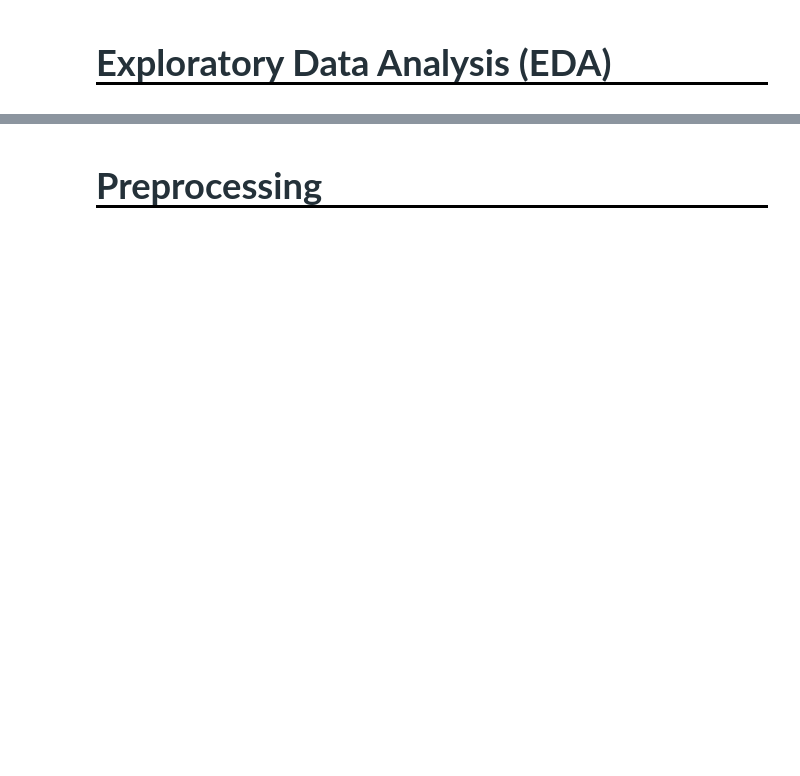
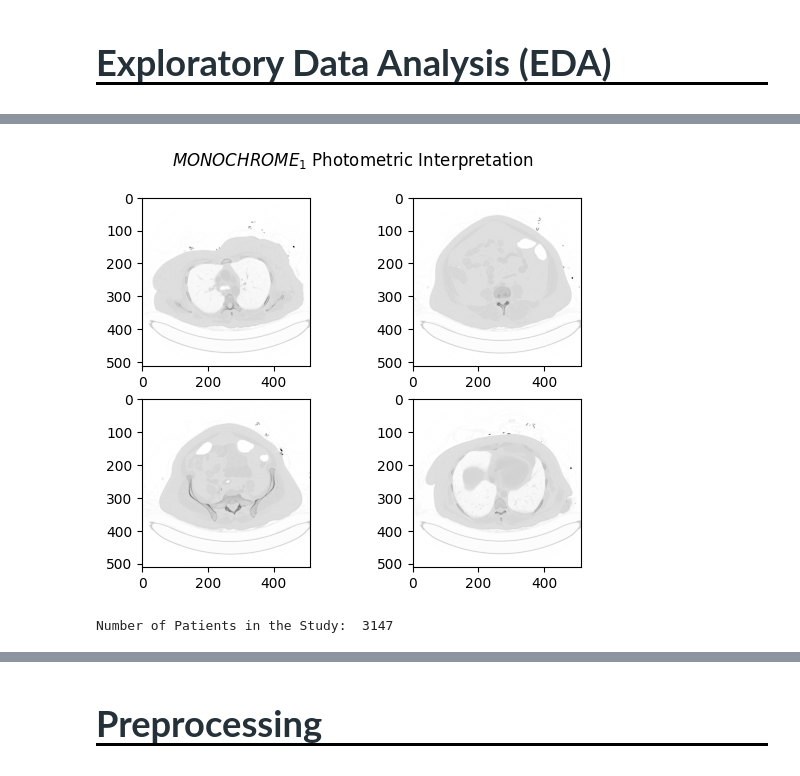
Before and after one commit to JD-DS/Abdominal-Trauma-Detection-in-Images, a Jupyter notebook: rsna_Project_Report.ipynb, the cells around one changed output, grey strips where cells are left out. Saved outputs shown, nothing was run; the diff lists cells and outputs as text; code cells hidden in the pictures; blank space fills up the shorter version.

```diff
--- a/rsna_Project_Report.ipynb
+++ b/rsna_Project_Report.ipynb
@@ -138,0 +368,13 @@ Downloading rsna-2023-abdominal-trauma-detection.zip to /home/jack/github/rsna
+# %%
+from PIL import Image
+
+fig, axes = plt.subplots(2, 2)
+axes = iter(axes.flat)
+fig.suptitle("$MONOCHROME_1$ Photometric Interpretation")
+
+for file in list(DATA_DIR.joinpath("train_images/10004/21057").iterdir())[:4]:
+    random_img = load_dcm(file)
+    ax = next(axes)
+    ax.imshow(random_img, cmap="Greys")
+# %% [output]
+[figure, added]
@@ -138,0 +385,4 @@ Downloading rsna-2023-abdominal-trauma-detection.zip to /home/jack/github/rsna
+# %%
+print('Number of Patients in the Study: ', len(train_df.patient_id.unique()))
+# %% [output]
+Number of Patients in the Study:  3147
```
Also changed, not shown: parts of 54 cells of this notebook.
